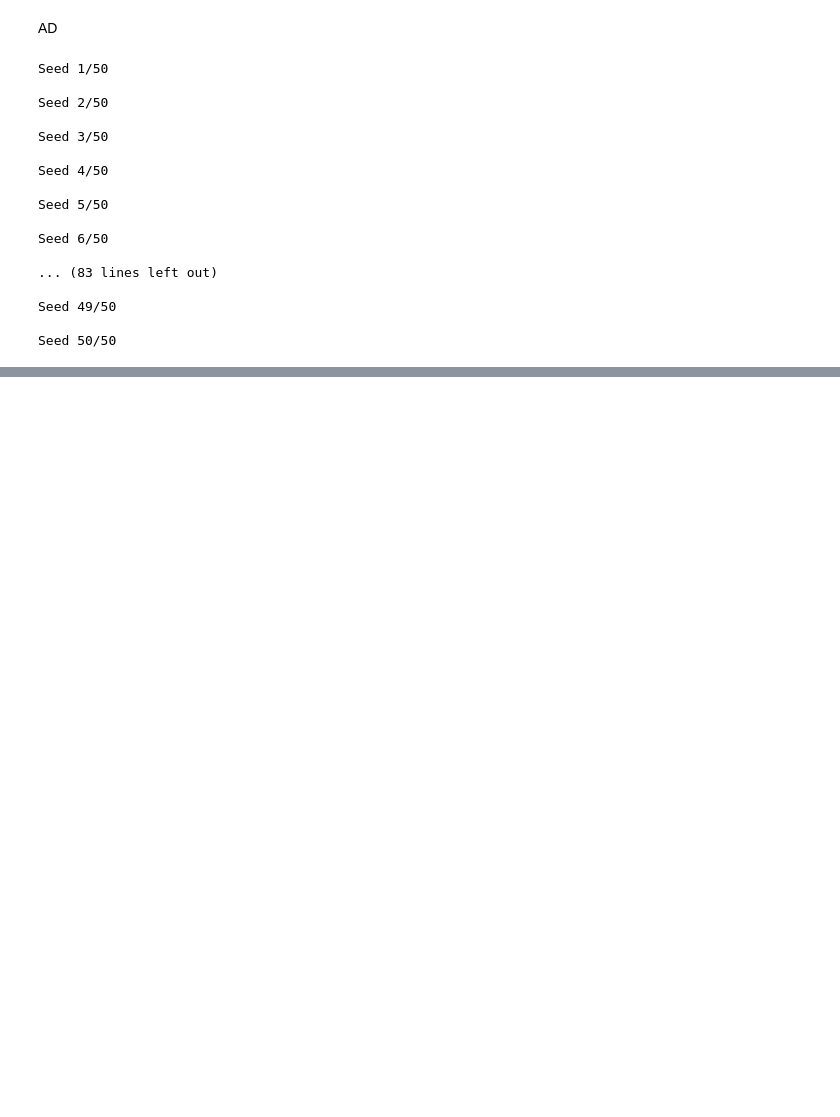
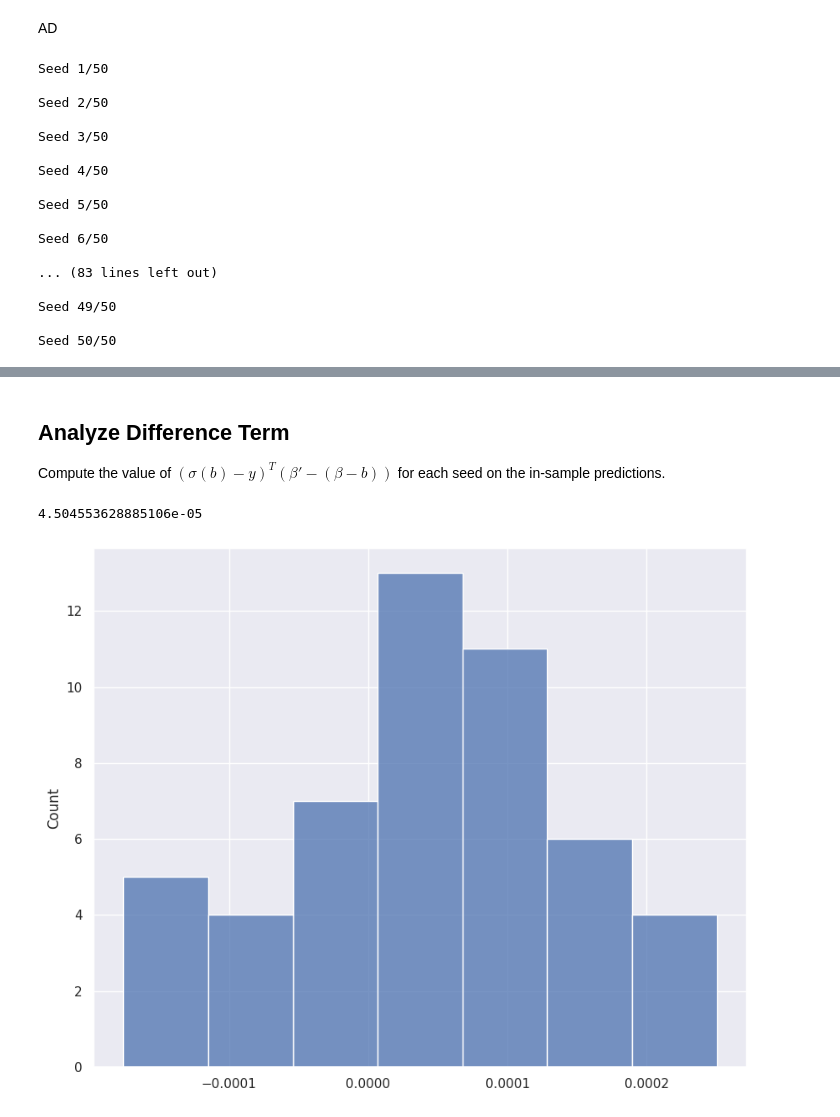
Before and after one commit to eberhard-leander/AIF360_dev, a Jupyter notebook: examples/1_3_CV_xgb_AD_and_adjuster_adult.ipynb, the cells around one changed output, grey strips where cells are left out. Saved outputs shown, nothing was run; the diff lists cells and outputs as text; code cells hidden in the pictures; blank space fills up the shorter version.

```diff
--- a/examples/1_3_CV_xgb_AD_and_adjuster_adult.ipynb
+++ b/examples/1_3_CV_xgb_AD_and_adjuster_adult.ipynb
@@ -399,0 +500,12 @@ dtype: float64
+# %% [markdown]
+## Analyze Difference Term
+
+Compute the value of $(\sigma(b) - y)^T (\beta' - (\beta - b))$ for each seed on the in-sample predictions.
+# %%
+def get_labels(dataset):
+    # Map the dataset labels to 0 and 1.
+    temp_labels = dataset.labels.copy()
+    temp_labels[(dataset.labels == dataset.favorable_label).ravel(), 0] = 1.0
+    temp_labels[(dataset.labels == dataset.unfavorable_label).ravel(), 0] = 0.0
+    Y = temp_labels
+    return Y
@@ -399,0 +514,28 @@ dtype: float64
+# %%
+diff_terms = []
+
+for seed in range(N_SEEDS):
+    seed_key = f"Seed {seed}"
+    base_preds = in_sample_preds_adjuster[seed_key]["to_debias=False"]
+    labels = get_labels(dataset_orig)
+
+    adjuster_preds = in_sample_preds_adjuster[seed_key]["to_debias=True"]
+    ad_preds = in_sample_preds_ad[seed_key]["to_debias=True"]
+
+    residuals = base_preds - labels
+    adjuster_adjustment = logit(base_preds) - logit(adjuster_preds)
+    ad_adjustment = logit(base_preds) - logit(ad_preds)
+    adjustment_diff = adjuster_adjustment - ad_adjustment
+
+    inner_prod = (residuals * adjustment_diff).mean()[0]
+    diff_terms.append(inner_prod)
+
+np.mean(diff_terms)
+# %% [output]
+4.504553628885106e-05
+# %%
+plt.figure(figsize=(10, 8))
+sns.histplot(diff_terms)
+plt.show()
+# %% [output]
+[figure, added]
```
Also changed, not shown: parts of 24 cells of this notebook, 8 other files.
